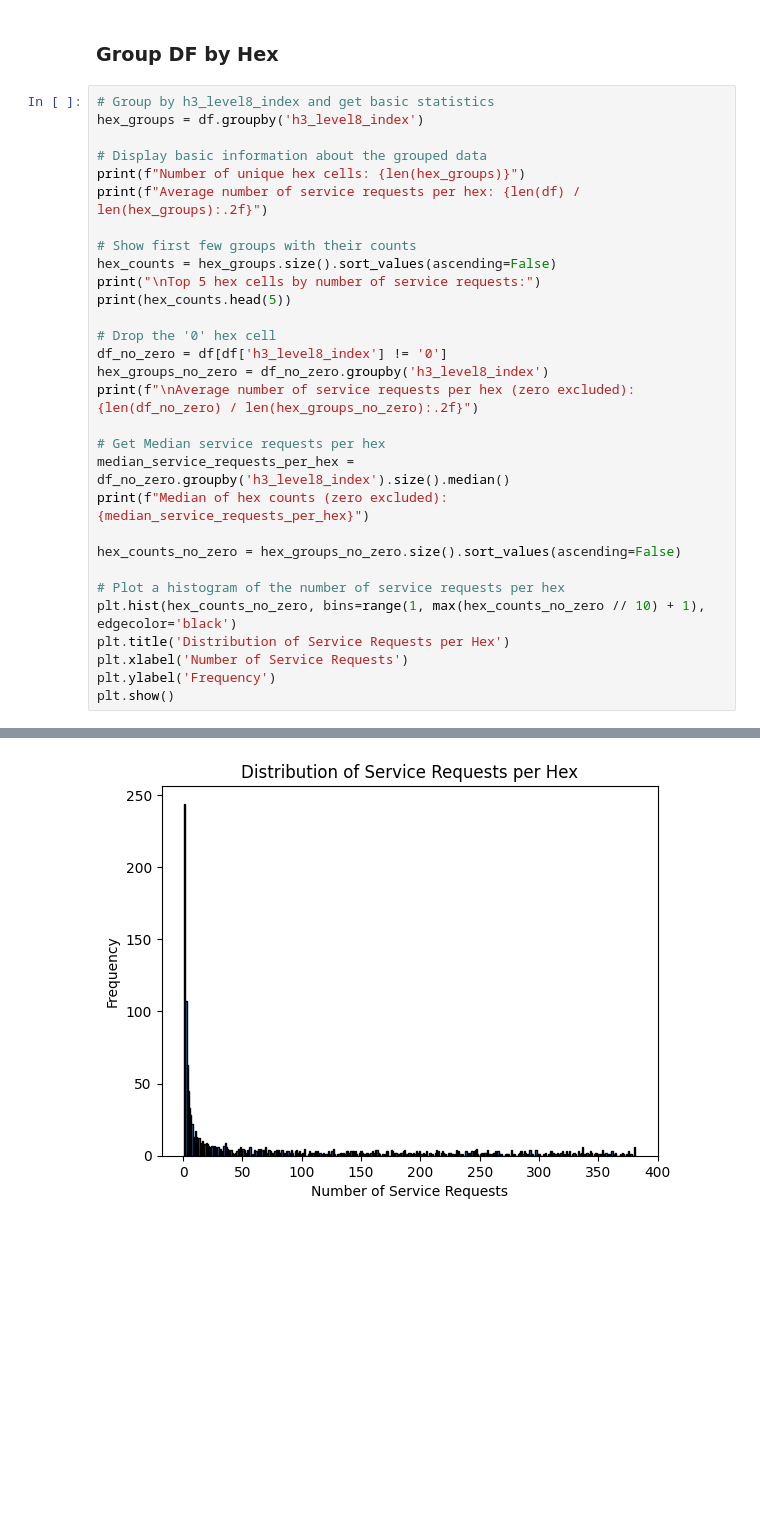
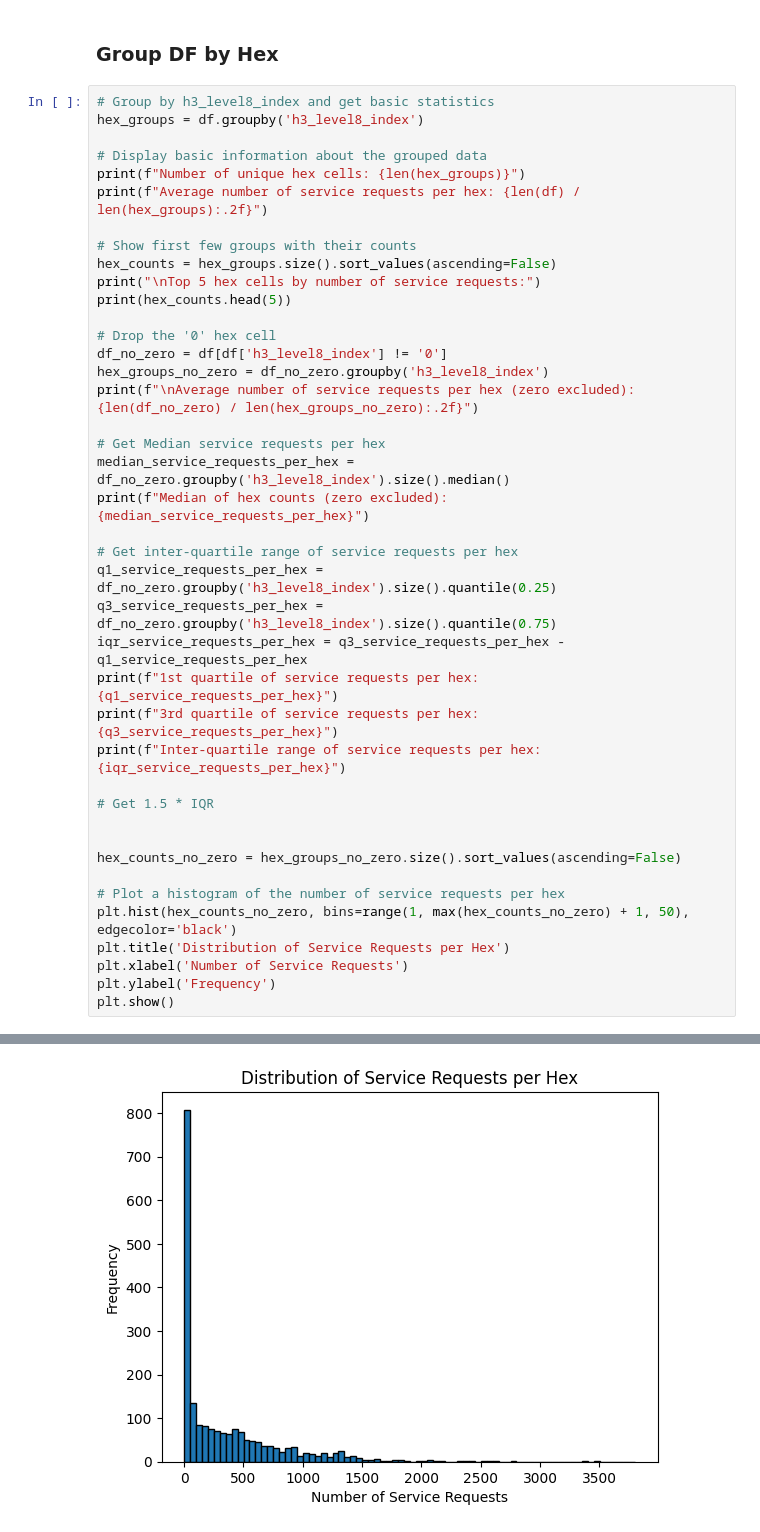
Before and after one commit to jcformanek/coct_code_challenge, a Jupyter notebook: main.ipynb, the cells around one changed output, grey strips where cells are left out. Cells and saved outputs as stored; diff of their text form; blank space fills up the shorter version.

```diff
--- a/main.ipynb
+++ b/main.ipynb
@@ -120,10 +121,21 @@ print(f"\nAverage number of service requests per hex (zero excluded): {len(df_no
 median_service_requests_per_hex = df_no_zero.groupby('h3_level8_index').size().median()
 print(f"Median of hex counts (zero excluded): {median_service_requests_per_hex}")
 
+# Get inter-quartile range of service requests per hex
+q1_service_requests_per_hex = df_no_zero.groupby('h3_level8_index').size().quantile(0.25)
+q3_service_requests_per_hex = df_no_zero.groupby('h3_level8_index').size().quantile(0.75)
+iqr_service_requests_per_hex = q3_service_requests_per_hex - q1_service_requests_per_hex
+print(f"1st quartile of service requests per hex: {q1_service_requests_per_hex}")
+print(f"3rd quartile of service requests per hex: {q3_service_requests_per_hex}")
+print(f"Inter-quartile range of service requests per hex: {iqr_service_requests_per_hex}")
+
+# Get 1.5 * IQR
+
+
 hex_counts_no_zero = hex_groups_no_zero.size().sort_values(ascending=False)
 
 # Plot a histogram of the number of service requests per hex
-plt.hist(hex_counts_no_zero, bins=range(1, max(hex_counts_no_zero // 10) + 1), edgecolor='black')
+plt.hist(hex_counts_no_zero, bins=range(1, max(hex_counts_no_zero) + 1, 50), edgecolor='black')
 plt.title('Distribution of Service Requests per Hex')
 plt.xlabel('Number of Service Requests')
 plt.ylabel('Frequency')
@@ -146,3 +161,3 @@ Median of hex counts (zero excluded): 160.0
-[figure, old version]
+[figure, new version]
 # %% [markdown]
 ### Discussion
```
Also changed, not shown: parts of 7 cells of this notebook.
